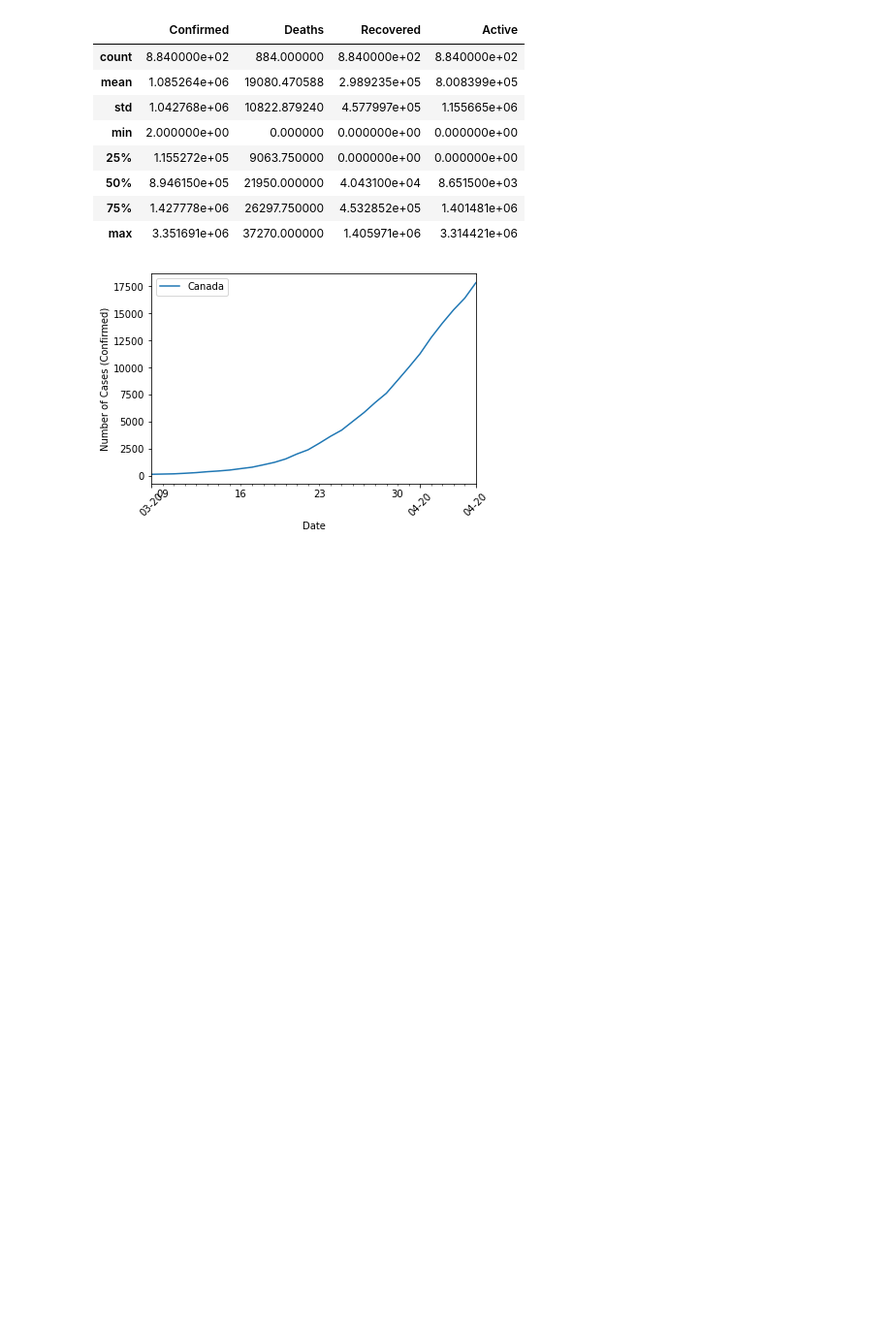
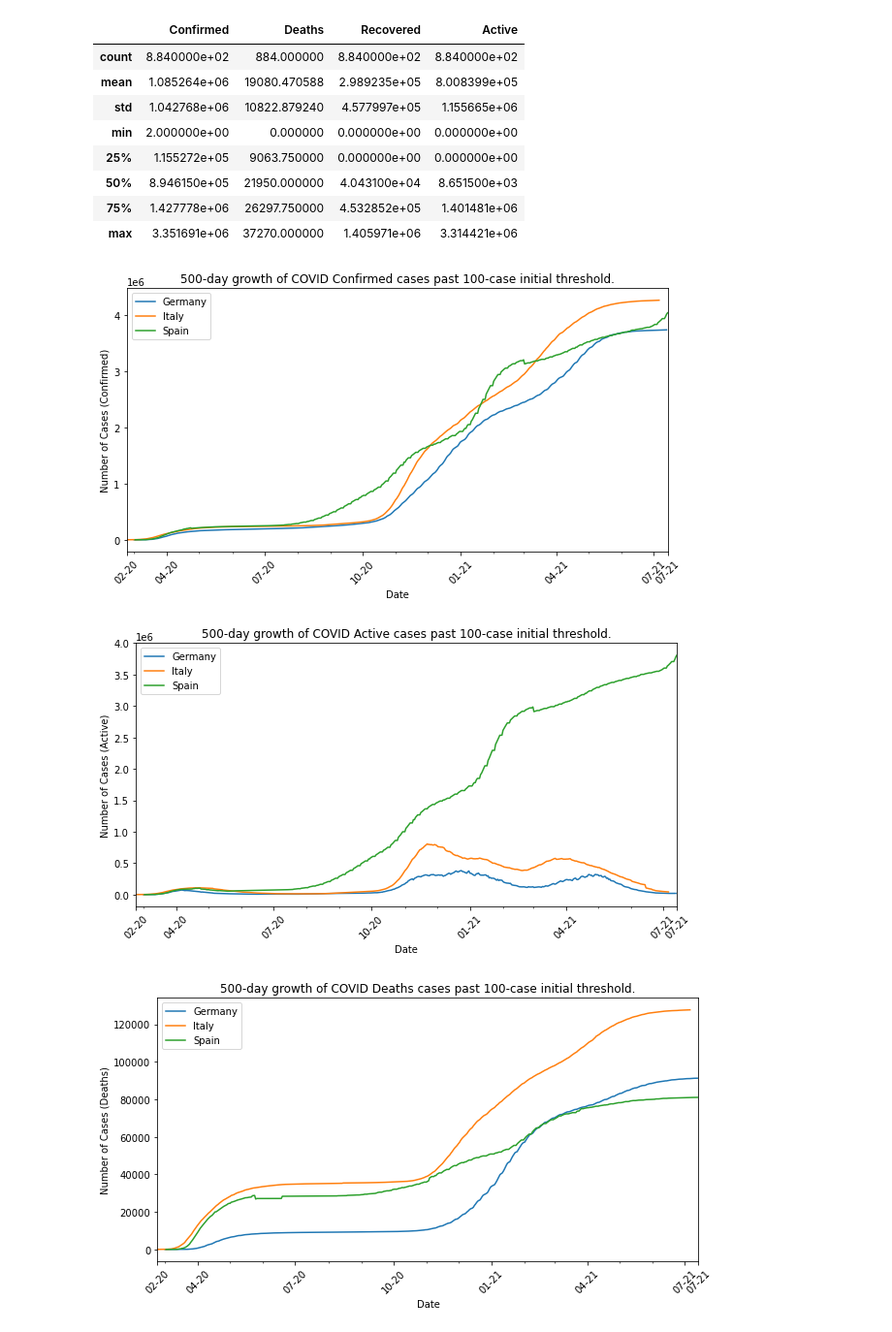
Before and after one commit to LukeAC/covid-analysis, a Jupyter notebook: COVID-EDA.ipynb, the cells around one changed output. Shown at 97% size. Saved outputs shown, nothing was run; the diff lists cells and outputs as text; code cells hidden in the pictures; blank space fills up the shorter version.

```diff
--- a/COVID-EDA.ipynb
+++ b/COVID-EDA.ipynb
@@ -10,0 +7,9 @@ from utils import *
+# %%
+# DEFINE GLOBAL VARIABLES
+
+COUNTRIES = ['Germany', 'Italy', 'Spain']
+CASE_TYPE = ['Confirmed', 'Active', 'Deaths']
+
+TRAIN_SIZE = 500
+PRED_WINDOW = 50
+THRESHOLD = 100 # number of cases below which I am _not_ tracking
@@ -45,7 +51,3 @@ df.describe()
 | 50% | 8.946150e+05 | 21950.000000 | 4.043100e+04 | 8.651500e+03 |
 | 75% | 1.427778e+06 | 26297.750000 | 4.532852e+05 | 1.401481e+06 |
 | max | 3.351691e+06 | 37270.000000 | 1.405971e+06 | 3.314421e+06 |
-# %%
-plot_initial_growth(['Canada']);  # To be added in utils.plotting
-# %% [output]
-[figure, removed]
@@ -57,0 +54,16 @@ X, y = df["Date"], df["Active"]  # choose simple expl/resp vars
+# %%
+for case_type in CASE_TYPE:
+    figure, _ = plot_initial_growth(
+        COUNTRIES,
+        first_n_days=TRAIN_SIZE,
+        threshold=THRESHOLD,
+        case_type=case_type,
+        title=f"{TRAIN_SIZE}-day growth of COVID {case_type} cases past {THRESHOLD}-case initial threshold."
+        )
+
+    figure.figure.set_figheight(5)
+    figure.figure.set_figwidth(10)
+# %% [output]
+[figure, added]
+[figure, added]
+[figure, added]
```
Also changed, not shown: parts of 15 cells of this notebook, 4 other files.
